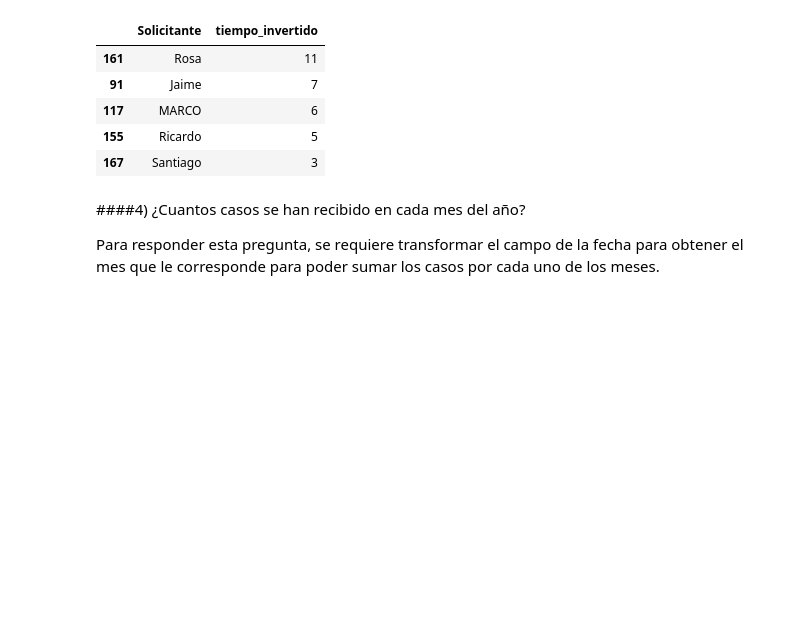
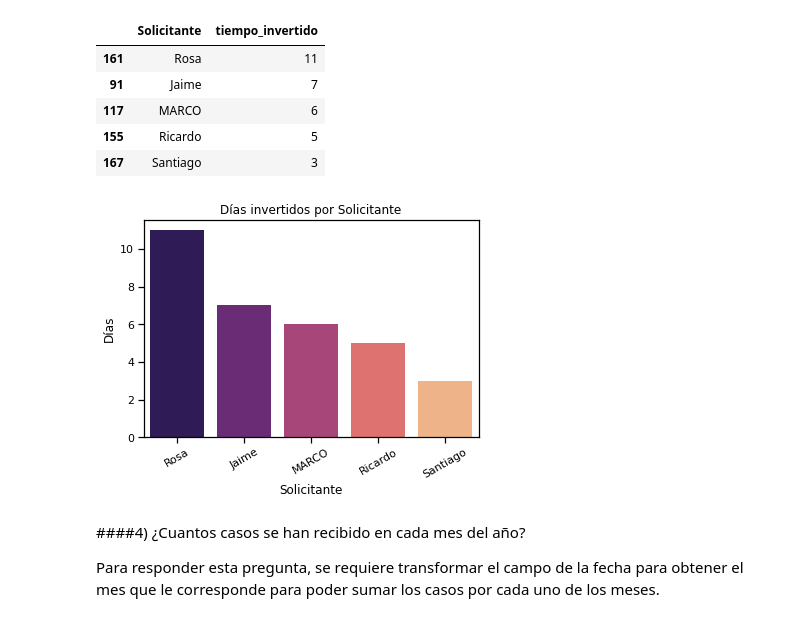
Before and after one commit to earandir/Data-Analyst, a Jupyter notebook: Modulo04/CheckPoint/Proyecto_CheckPoint.ipynb, the cells around one changed output. Drawn from its saved outputs; the diff is of its cells as text; code cells hidden in the pictures; blank space fills up the shorter version.

```diff
--- a/Modulo04/CheckPoint/Proyecto_CheckPoint.ipynb
+++ b/Modulo04/CheckPoint/Proyecto_CheckPoint.ipynb
@@ -182,7 +164,7 @@ tiempo_usuario = tiempo_usuario.sort_values('tiempo_invertido', ascending=False)
 
 tiempo_usuario['tiempo_invertido'] = tiempo_usuario['tiempo_invertido'] // 86400
 
-tiempo_usuario[:5]
+top_usuarios = tiempo_usuario[:5]
 # %% [output]
 |  | Solicitante | tiempo_invertido |
 | 161 | Rosa | 11 |
@@ -190,6 +172,14 @@ tiempo_usuario[:5]
 | 117 | MARCO | 6 |
 | 155 | Ricardo | 5 |
 | 167 | Santiago | 3 |
+# %%
+ax = sns.barplot(y= top_usuarios['tiempo_invertido'], x = top_usuarios['Solicitante'], data = top_usuarios, palette=('magma'))
+ax.set_title('Días invertidos por Solicitante')
+ax.set_ylabel('Días')
+ax.tick_params(axis='x', rotation=30)
+sns.set_context('notebook')
+# %% [output]
+[figure, added]
 # %% [markdown]
 ####4) ¿Cuantos casos se han recibido en cada mes del año?
 
```
Also changed, not shown: parts of 5 cells of this notebook.
